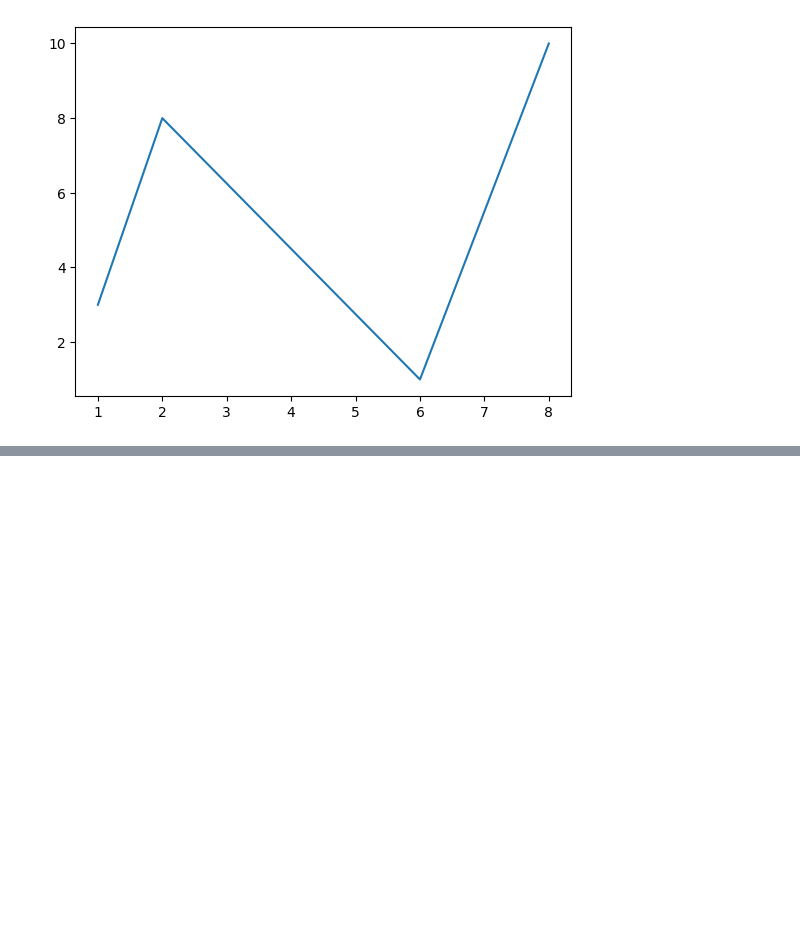
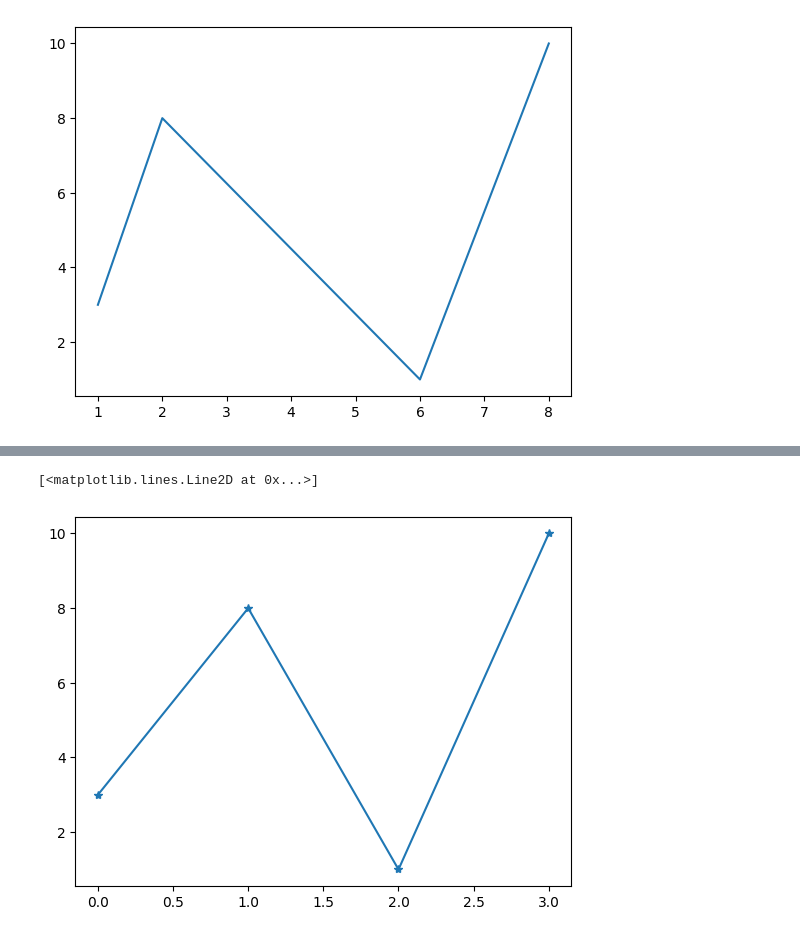
Before and after one commit to MahdiAhmadiKamal/PyLearn7-Data-Science, a Jupyter notebook: PyLearn7-Assignment37/w3schools matplotlib exercises/matplotlib_exercises.ipynb, the cells around one changed output, grey strips where cells are left out. Saved outputs shown, nothing was run; the diff lists cells and outputs as text; code cells hidden in the pictures; blank space fills up the shorter version.

```diff
--- a/PyLearn7-Assignment37/w3schools matplotlib exercises/matplotlib_exercises.ipynb
+++ b/PyLearn7-Assignment37/w3schools matplotlib exercises/matplotlib_exercises.ipynb
@@ -40,0 +57,5 @@ plt.show()
+# %%
+plt.plot(ypoints, marker = '*')
+# %% [output]
+[<matplotlib.lines.Line2D at 0x...>]
+[figure, added]
```
Also changed, not shown: parts of 18 cells of this notebook.
